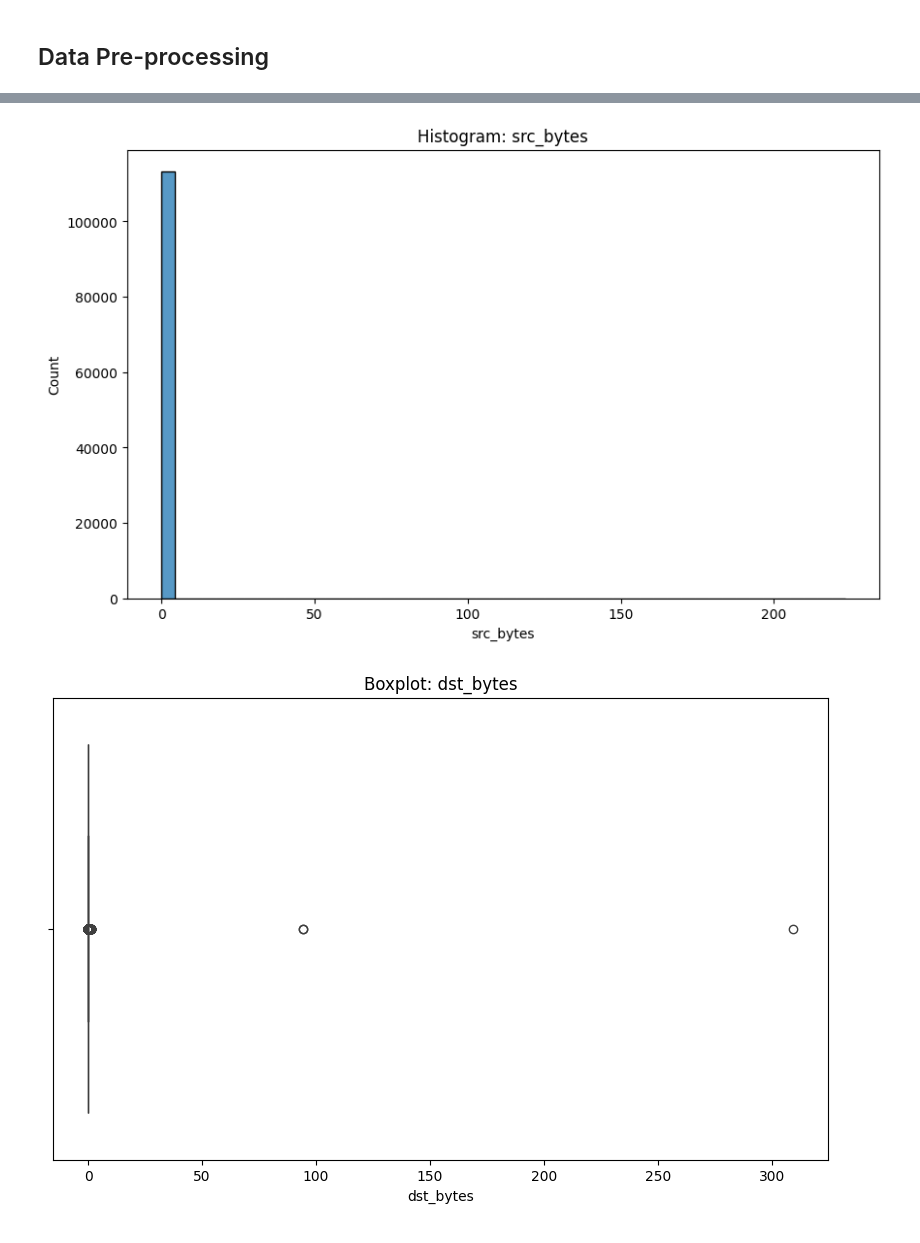
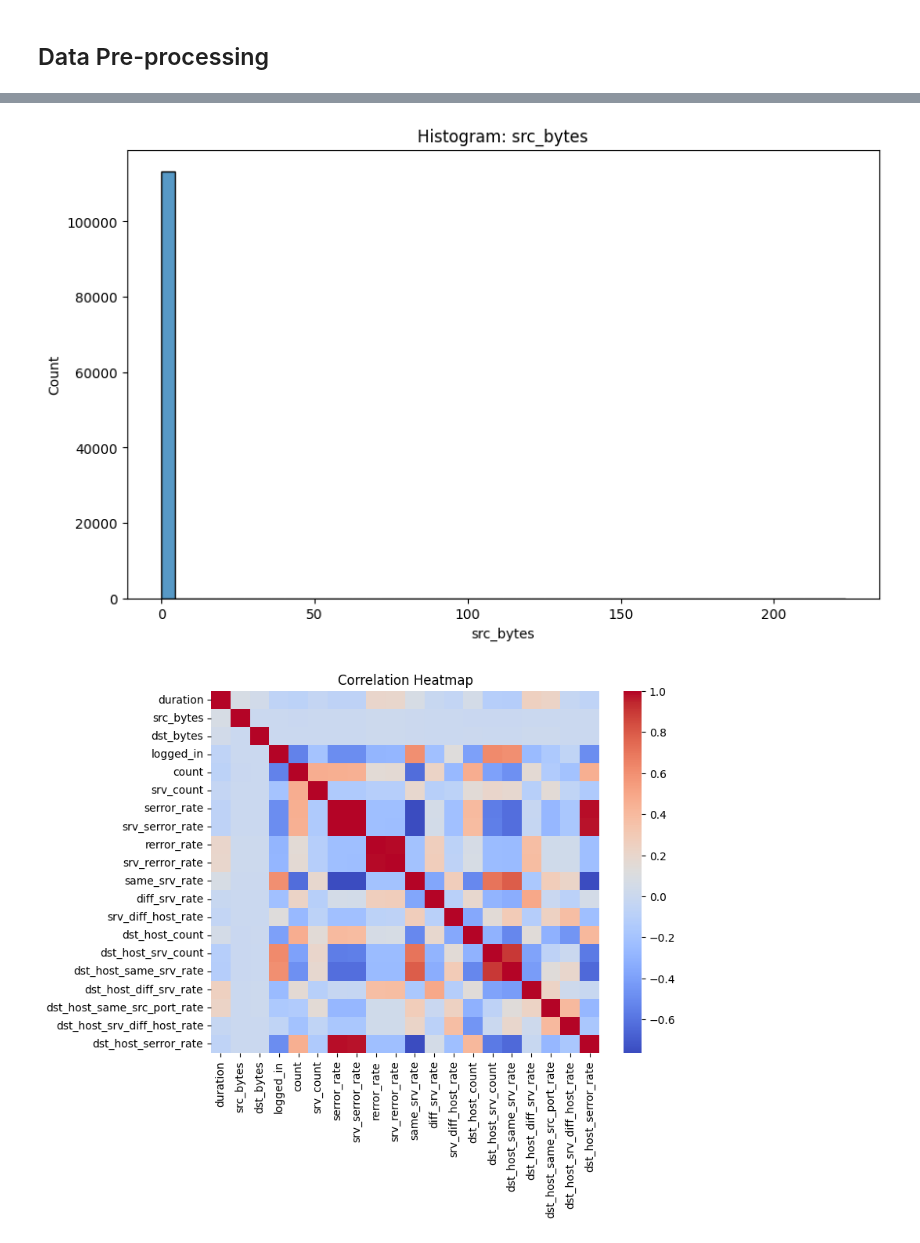
Before and after one commit to Yash-Annapure/Machine_learning_final_project, a Jupyter notebook: final_project_code.ipynb, the cells around one changed output, grey strips where cells are left out. Drawn from its saved outputs; the diff is of its cells as text; code cells hidden in the pictures.

```diff
--- a/final_project_code.ipynb
+++ b/final_project_code.ipynb
@@ -191,11 +193,7 @@ Length: 2, dtype: str
 df['label'] = df['label'].apply(lambda x: 0 if x == 'normal' else 1)
 # %%
 # Encode categorical features
-categorical_cols = ['protocol_type', 'service', 'flag']
-encoder = LabelEncoder()
-
-for col in categorical_cols:
-    df[col] = encoder.fit_transform(df[col])
+df = pd.get_dummies(df, columns=['protocol_type','service','flag'])
 # %%
 # Train-test split
 X = df.drop(['label', 'level'], axis=1)
@@ -329,16 +329,12 @@ src_bytes      0.000 1.000   181.375
 # %%
 sns.histplot(X_train_scaled['src_bytes'], bins=50)
 plt.title("Histogram: src_bytes")
-plt.show()
-
-sns.boxplot(x=X_train_scaled['dst_bytes'])
-plt.title("Boxplot: dst_bytes")
 plt.show()
 
 plt.figure(figsize=(8,6))
 sns.heatmap(X_train_scaled.corr(numeric_only=True), cmap='coolwarm')
 plt.title("Correlation Heatmap")
 plt.show()
 # %% [output]
 [figure]
-[figure, old version]
+[figure, new version]
```
Also changed, not shown: parts of 31 cells of this notebook.
